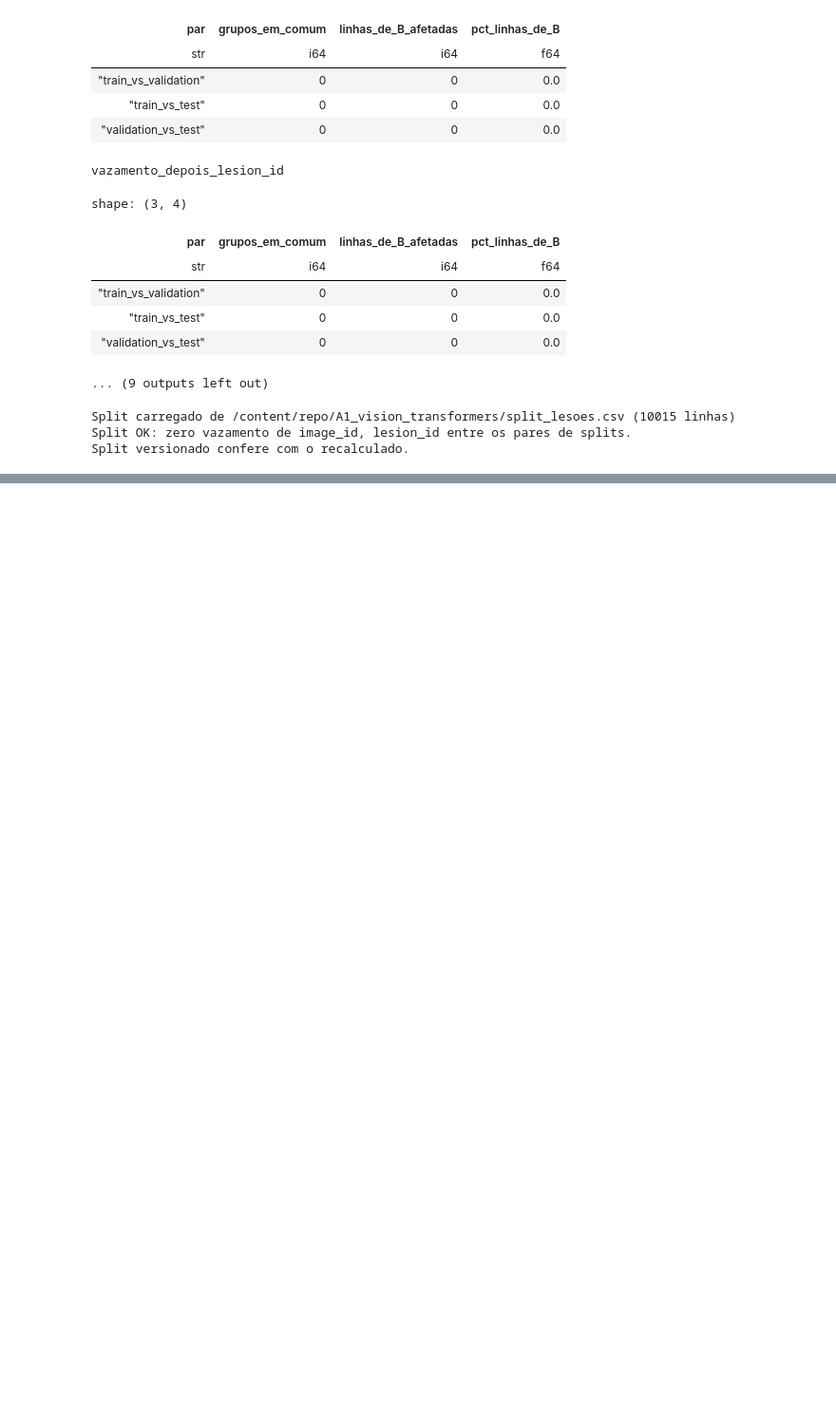
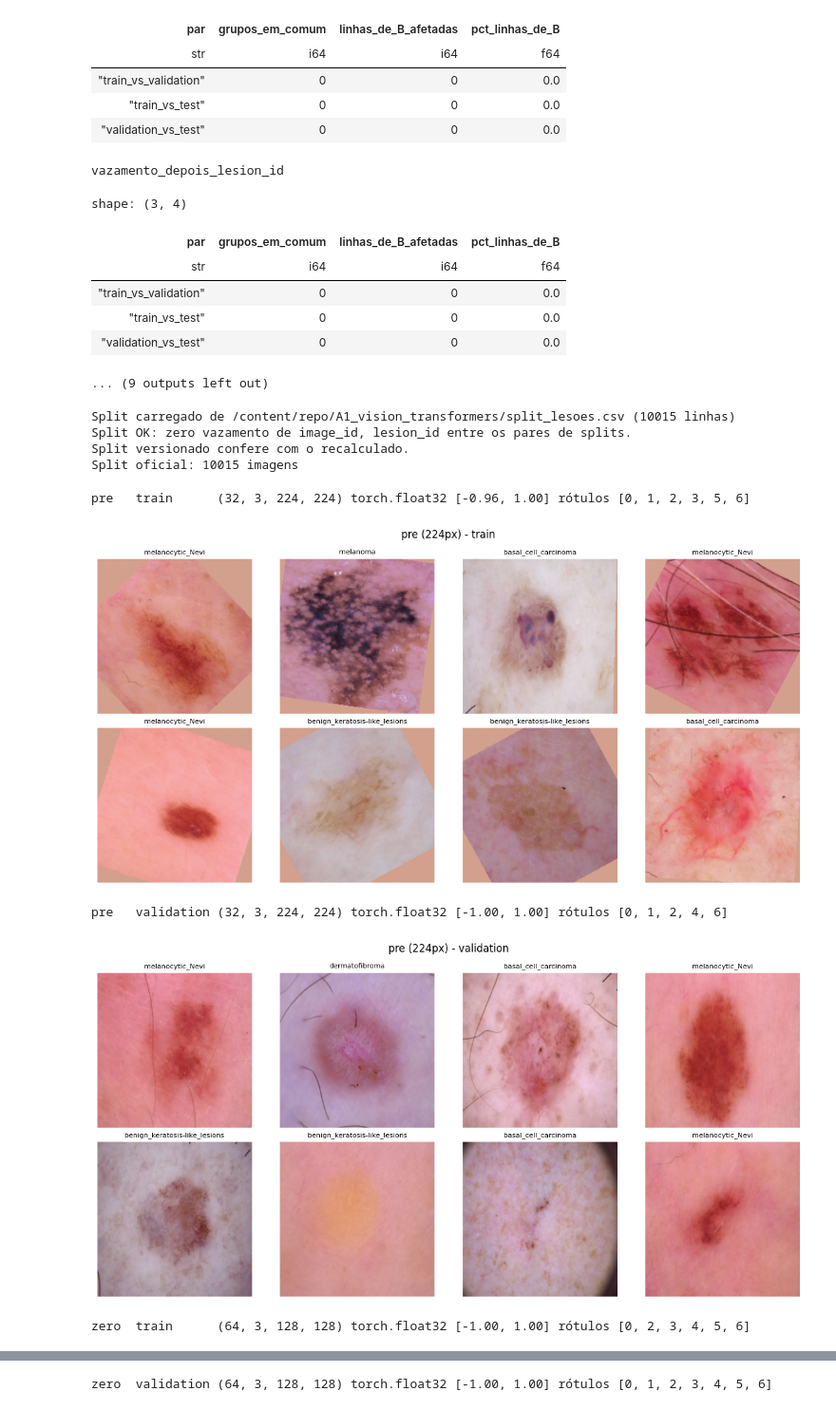
Before and after one commit to anacaetano02/Deep-Learning-Visao-Computacional, a Jupyter notebook: A1_vision_transformers/A1_vision_transformers.ipynb, the cells around one changed output, grey strips where cells are left out. Shown at 95% size. Saved outputs shown, nothing was run; the diff lists cells and outputs as text; code cells hidden in the pictures; blank space fills up the shorter version.

```diff
--- a/A1_vision_transformers/A1_vision_transformers.ipynb
+++ b/A1_vision_transformers/A1_vision_transformers.ipynb
@@ -41,7 +41,7 @@ for nome in sorted(m for m in sys.modules if m == "src" or m.startswith("src."))
 # Onde salvar dados e artefatos desta execução.
 from pathlib import Path
 
-SALVAR_NO_DRIVE = False  # AJUSTE conforme sua preferência.
+SALVAR_NO_DRIVE = True  # AJUSTE conforme sua preferência.
 
 if SALVAR_NO_DRIVE:
     from google.colab import drive
@@ -251,37 +252,49 @@ print(f"Split oficial: {SPLIT_OFICIAL.height} imagens")
 Split carregado de /content/repo/A1_vision_transformers/split_lesoes.csv (10015 linhas)
 Split OK: zero vazamento de image_id, lesion_id entre os pares de splits.
 Split versionado confere com o recalculado.
+Split oficial: 10015 imagens
 # %%
 import matplotlib.pyplot as plt
 
 # DataLoaders dos dois modelos sobre o mesmo split; só tamanho e batch mudam.
 # Normalização e tamanho do pré-treinado vêm do processor do checkpoint.
 proc = AutoImageProcessor.from_pretrained(CHECKPOINT_PRE)
-MEDIA, DESVIO = proc.image_mean, proc.image_std
-TAMANHO_PRE = proc.size["height"]
-assert (MEDIA, DESVIO, TAMANHO_PRE) == ([0.5] * 3, [0.5] * 3, 224), "processor diferente do esperado"
+# list(...): o processor pode devolver lista ou tupla; lista != tupla em Python
+MEDIA, DESVIO = list(proc.image_mean), list(proc.image_std)
+TAMANHO_PRE = int(proc.size["height"])
+assert (MEDIA, DESVIO, TAMANHO_PRE) == ([0.5] * 3, [0.5] * 3, 224), (
+    f"processor diferente do esperado: {MEDIA}, {DESVIO}, {TAMANHO_PRE}"
+)
 
 configs = {
     "pre":  {"tamanho": TAMANHO_PRE,  "batch_size": BATCH_SIZE["pre"]},
     "zero": {"tamanho": TAMANHO_ZERO, "batch_size": BATCH_SIZE["zero"]},
 }
 loaders = {
     nome: preparar_dataloaders(dataset, SPLIT_OFICIAL, media=MEDIA, desvio=DESVIO, **cfg)
     for nome, cfg in configs.items()
 }
 
 # Teste de sanidade: 1 batch de treino (com augmentation) e 1 de validação (sem)
 for nome, cfg in configs.items():
     t = cfg["tamanho"]
     assert [len(loaders[nome][s].dataset) for s in ORDEM_SPLITS] == [6999, 1489, 1527]
     for split in ("train", "validation"):
         x, y = next(iter(loaders[nome][split]))
         print(f"{nome:5s} {split:10s} {tuple(x.shape)} {x.dtype} [{x.min():.2f}, {x.max():.2f}] rótulos {sorted(y.unique().tolist())}")
         assert x.shape[1:] == (3, t, t) and x.dtype == torch.float32
         assert -1.0 <= x.min() and x.max() <= 1.0, "normalização fora de [-1, 1]"
+        # Sem o Normalize os valores ficariam em [0, 1]: só com ele aparecem negativos
+        assert x.min() < 0, "nenhum valor negativo: o Normalize não foi aplicado?"
         assert y.dtype == torch.int64 and 0 <= y.min() and y.max() <= 6
 
         fig = figura_batch(x, y, INDICE_PARA_CLASSE, MEDIA, DESVIO, f"{nome} ({t}px) - {split}")
         fig.savefig(DIR_REPORT_ASSETS / f"batch_{nome}_{split}.png", dpi=120, bbox_inches="tight")
         display(fig)
         plt.close(fig)
+# %% [output]
+pre   train      (32, 3, 224, 224) torch.float32 [-0.96, 1.00] rótulos [0, 1, 2, 3, 5, 6]
+[figure, added]
+pre   validation (32, 3, 224, 224) torch.float32 [-1.00, 1.00] rótulos [0, 1, 2, 4, 6]
+[figure, added]
+zero  train      (64, 3, 128, 128) torch.float32 [-1.00, 1.00] rótulos [0, 2, 3, 4, 5, 6]
@@ -287,0 +302 @@ for nome, cfg in configs.items():
+zero  validation (64, 3, 128, 128) torch.float32 [-1.00, 1.00] rótulos [0, 1, 2, 3, 4, 5, 6]
```
Also changed, not shown: parts of 7 cells of this notebook, 5 other files.
